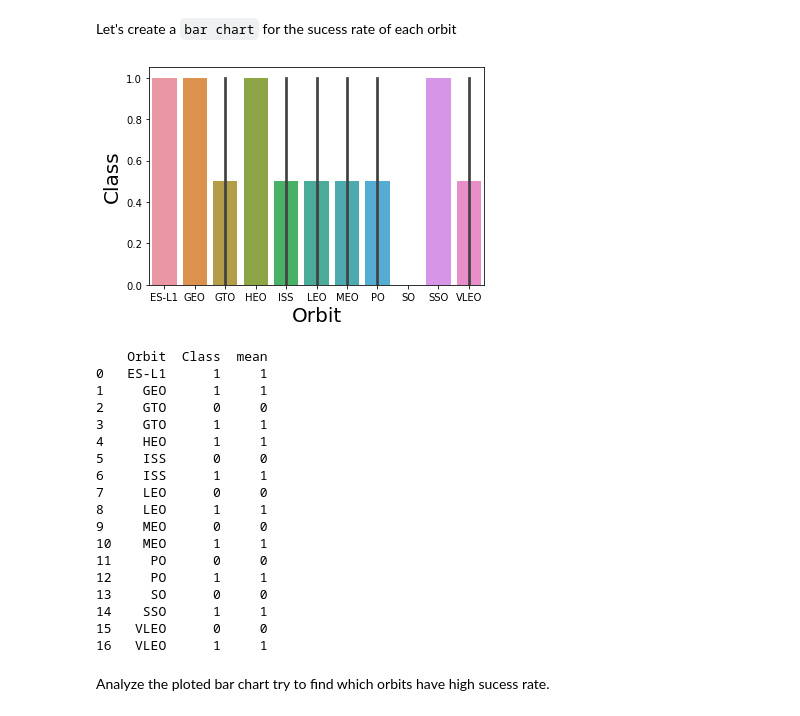
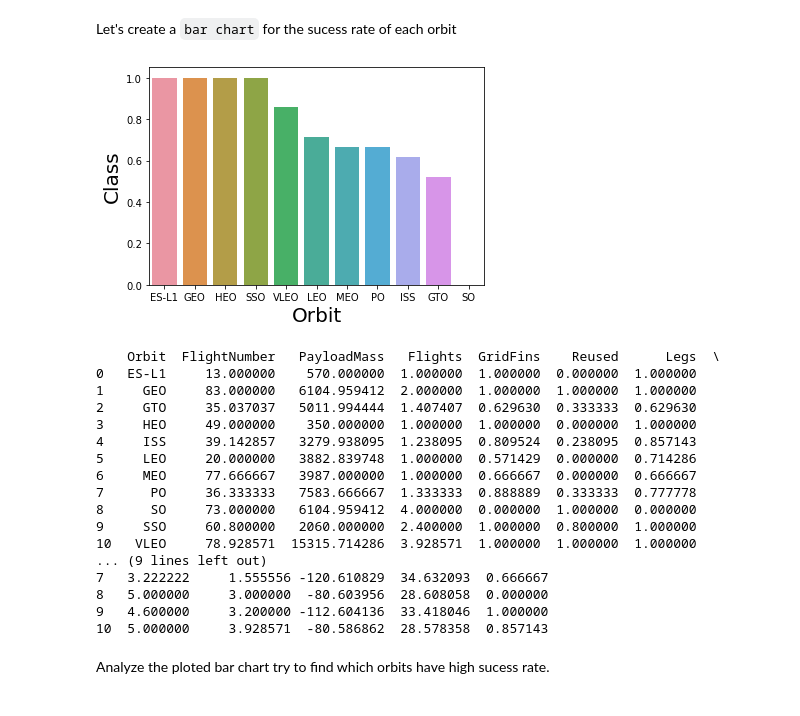
Before and after one commit to Lina-Abassi/SpaceX-Project, a Jupyter notebook: EDA with visualization.ipynb, the cells around one changed output. Saved outputs shown, nothing was run; the diff lists cells and outputs as text; code cells hidden in the pictures.

```diff
--- a/EDA with visualization.ipynb
+++ b/EDA with visualization.ipynb
@@ -114,33 +114,32 @@ Next, we want to visually check if there are any relationship between success ra
 Let's create a `bar chart` for the sucess rate of each orbit
 # %%
 # HINT use groupby method on Orbit column and get the mean of Class column
-t = df.groupby(['Orbit', 'Class'])['Class'].agg(['mean']).reset_index()
-sns.barplot(y="Class", x="Orbit", data=t)
+t = df.groupby(['Orbit']).mean().reset_index()
+sns.barplot(y="Class", x="Orbit", data=t.sort_values(by='Class',ascending=False))
 
 plt.xlabel("Orbit",fontsize=20)
 plt.ylabel("Class",fontsize=20)
 plt.show()
 print(t)
 # %% [output]
-[figure, old version]
+[figure, new version]
-    Orbit  Class  mean
-0   ES-L1      1     1
-1     GEO      1     1
-2     GTO      0     0
-3     GTO      1     1
-4     HEO      1     1
-5     ISS      0     0
-6     ISS      1     1
-7     LEO      0     0
-8     LEO      1     1
-9     MEO      0     0
-10    MEO      1     1
-11     PO      0     0
-12     PO      1     1
-13     SO      0     0
-14    SSO      1     1
-15   VLEO      0     0
-16   VLEO      1     1
+    Orbit  FlightNumber   PayloadMass   Flights  GridFins    Reused      Legs  \
+0   ES-L1     13.000000    570.000000  1.000000  1.000000  0.000000  1.000000
+1     GEO     83.000000   6104.959412  2.000000  1.000000  1.000000  1.000000
+2     GTO     35.037037   5011.994444  1.407407  0.629630  0.333333  0.629630
+3     HEO     49.000000    350.000000  1.000000  1.000000  0.000000  1.000000
+4     ISS     39.142857   3279.938095  1.238095  0.809524  0.238095  0.857143
+5     LEO     20.000000   3882.839748  1.000000  0.571429  0.000000  0.714286
+6     MEO     77.666667   3987.000000  1.000000  0.666667  0.000000  0.666667
+7      PO     36.333333   7583.666667  1.333333  0.888889  0.333333  0.777778
+8      SO     73.000000   6104.959412  4.000000  0.000000  1.000000  0.000000
+9     SSO     60.800000   2060.000000  2.400000  1.000000  0.800000  1.000000
+10   VLEO     78.928571  15315.714286  3.928571  1.000000  1.000000  1.000000
+... (9 lines left out)
+7   3.222222     1.555556 -120.610829  34.632093  0.666667
+8   5.000000     3.000000  -80.603956  28.608058  0.000000
+9   4.600000     3.200000 -112.604136  33.418046  1.000000
+10  5.000000     3.928571  -80.586862  28.578358  0.857143
 # %% [markdown]
 Analyze the ploted bar chart try to find which orbits have high sucess rate.
 # %% [markdown]
```
Also changed, not shown: parts of 5 cells of this notebook.
